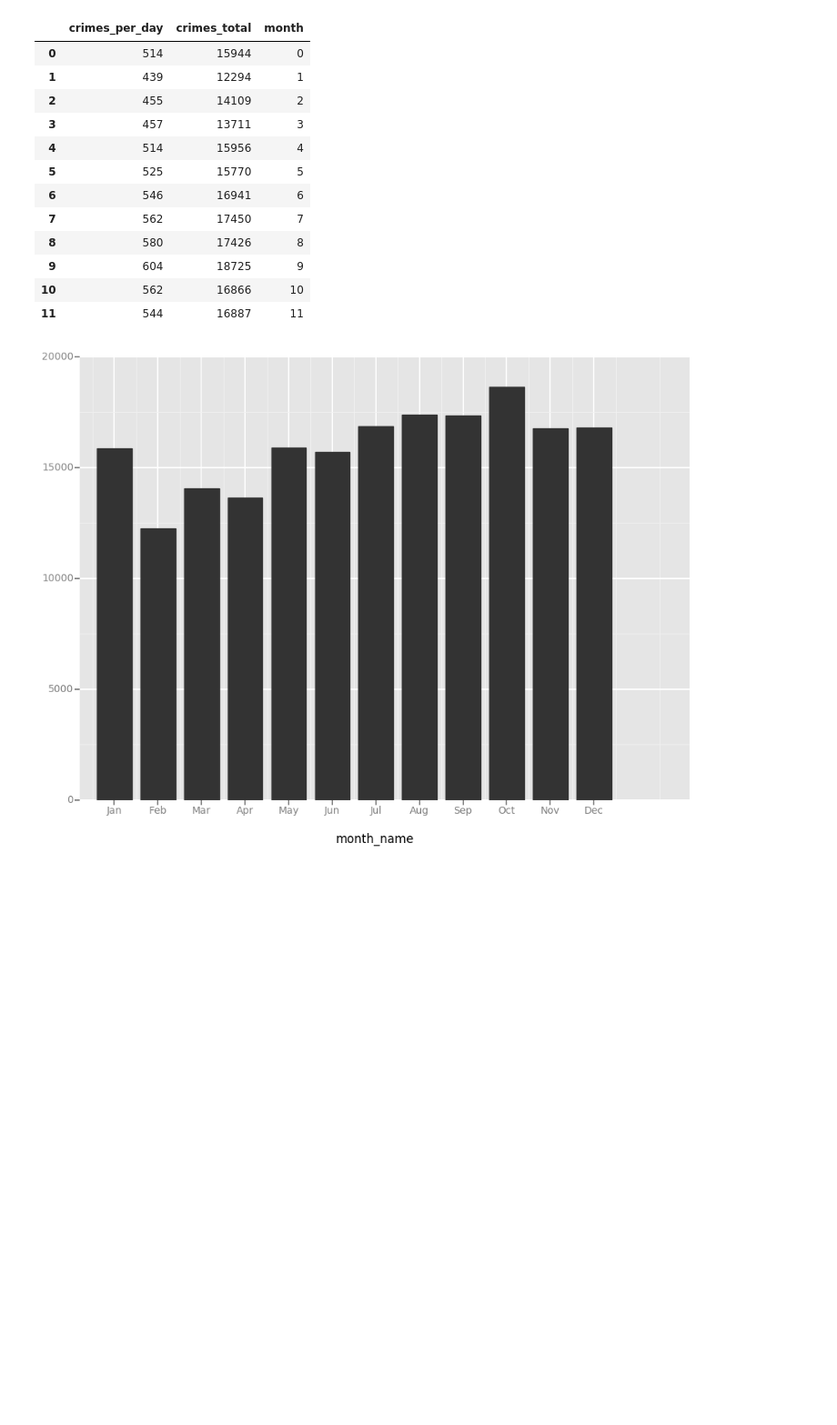
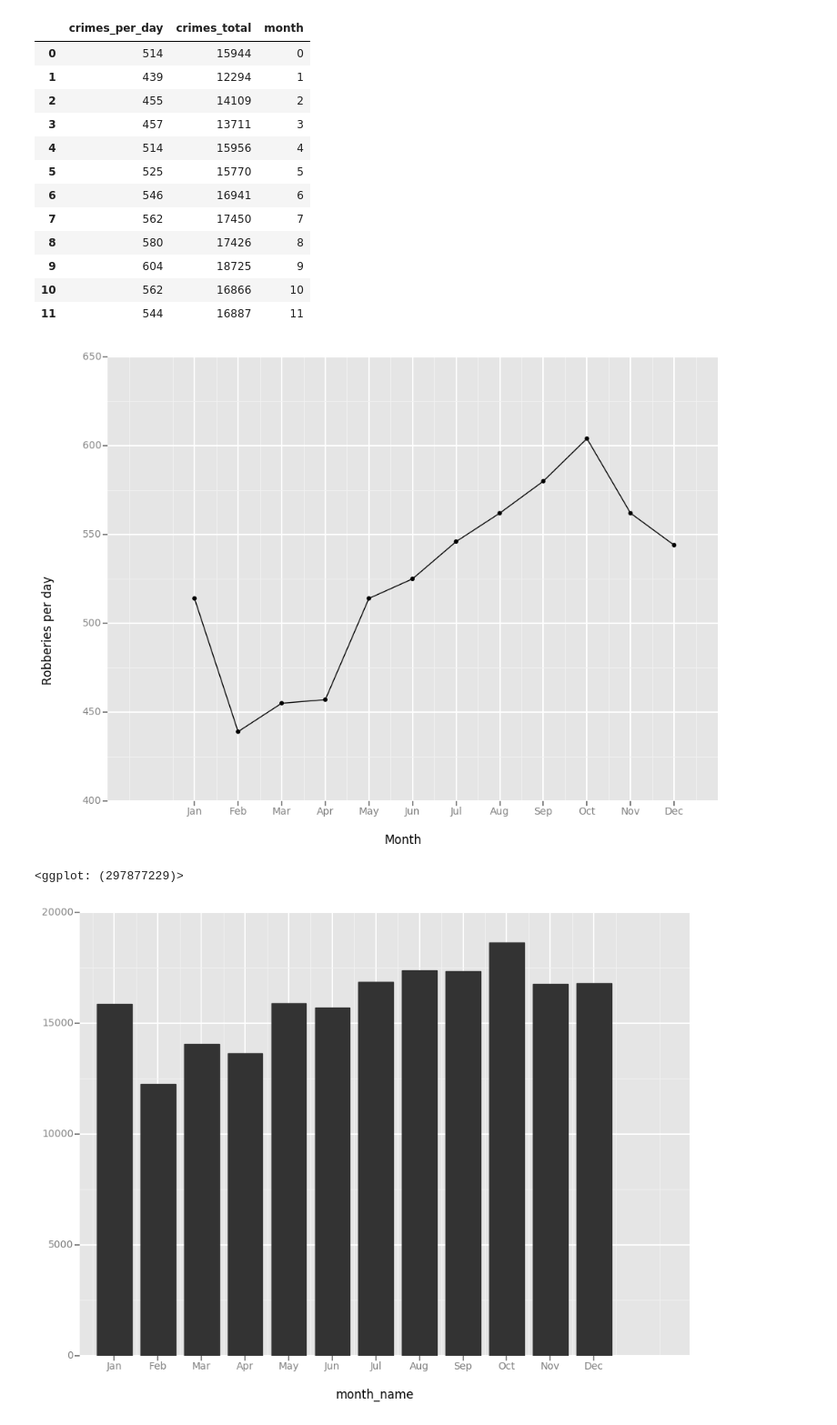
Before and after one commit to christianvazquez7/CrimePrediction, a Jupyter notebook: data/Temporal Analyses.ipynb, the cells around one changed output. Shown: that part at 91% size. Saved outputs shown, nothing was run; the diff lists cells and outputs as text; code cells hidden in the pictures; blank space fills up the shorter version.

```diff
--- a/data/Temporal Analyses.ipynb
+++ b/data/Temporal Analyses.ipynb
@@ -282,8 +281,10 @@ avg_crime_month
 # %%
 p = ggplot(avg_crime_month, aes(x='month', y='crimes_per_day')) + \
     geom_point() + geom_line() + \
     scale_x_discrete(breaks=[0,1,2,3,4,5,6,7,8,9,10,11], labels=['Jan', 'Feb', 'Mar', 'Apr', 'May', 'Jun', 'Jul', 'Aug', 'Sep', 'Oct', 'Nov', 'Dec']) + \
-    xlab('Month') + ylab('Robberies per day') + \
-    ggtitle('Robberies by Month, 2006-2015')
+     xlab('Month') + ylab('Robberies per day')
 
-p.save('./graphs/month.png')
+p
+# %% [output]
+[figure, added]
+<ggplot: (297877229)>
```
Also changed, not shown: parts of 4 cells of this notebook, 13 other files.
